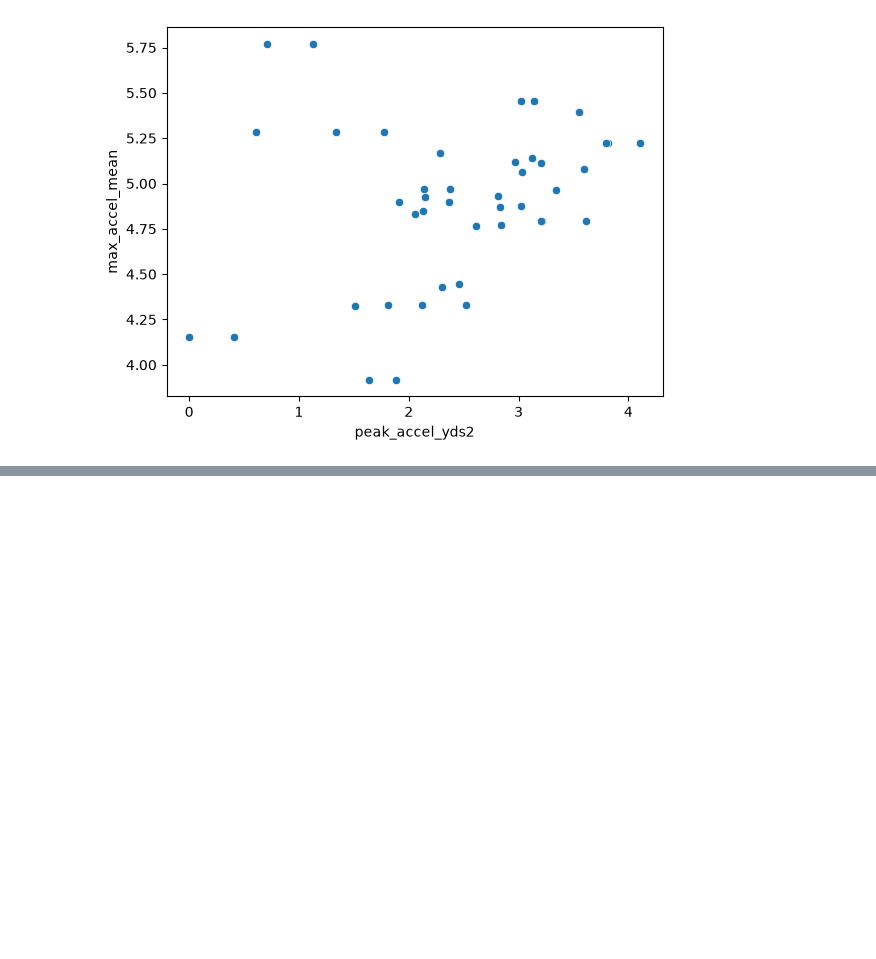
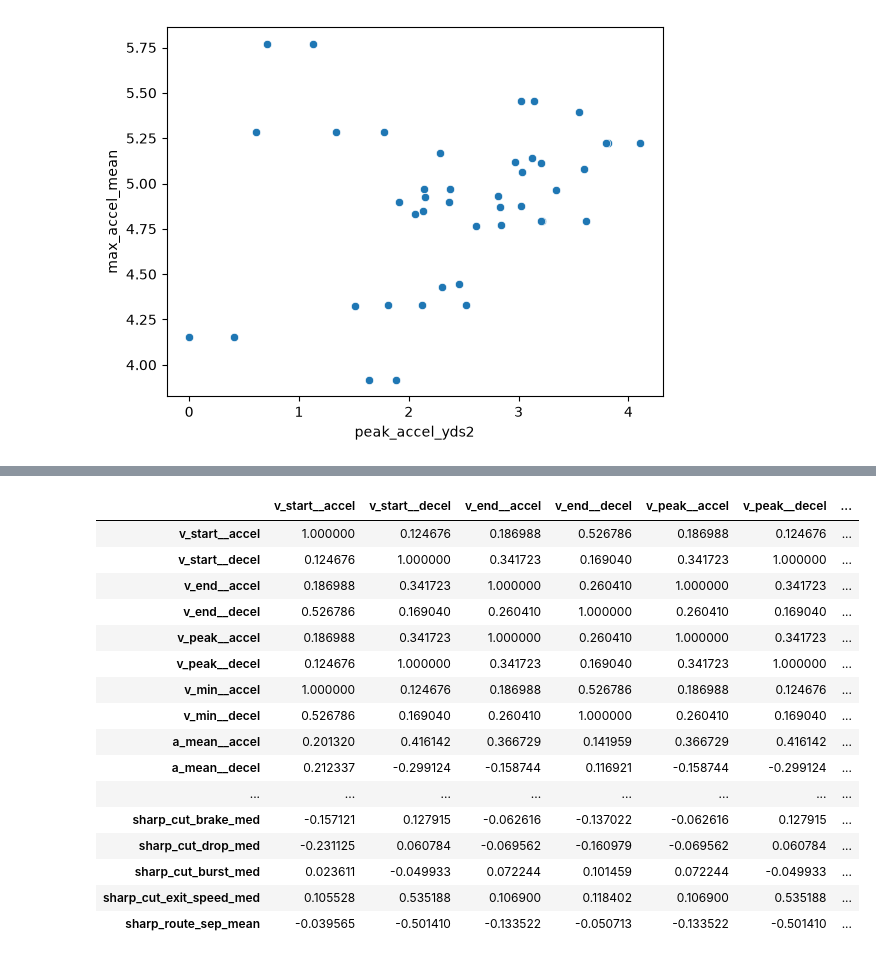
Before and after one commit to gatywilliam/numlds-400-final-project, a Jupyter notebook: src/local_eda_wgaty.ipynb, the cells around one changed output, grey strips where cells are left out. Saved outputs shown, nothing was run; the diff lists cells and outputs as text; code cells hidden in the pictures; blank space fills up the shorter version.

```diff
--- a/src/local_eda_wgaty.ipynb
+++ b/src/local_eda_wgaty.ipynb
@@ -1124,7 +1159,7 @@ def load_receiver_route_tracking(conn: sqlite3.Connection) -> pd.DataFrame:
             nfl_id,
             MIN(CASE WHEN event = 'ball_snap' THEN time END) AS snap_time,
             MIN(CASE WHEN event = 'pass_forward' THEN time END) AS pass_fwd_time
-        FROM game_tracking
+        FROM game_tracking_all
         WHERE event IN ('ball_snap', 'pass_forward')
         GROUP BY game_id, play_id, nfl_id
         HAVING snap_time IS NOT NULL
@@ -1152,7 +1187,7 @@ def load_receiver_route_tracking(conn: sqlite3.Connection) -> pd.DataFrame:
         pp.expected_yards_after_catch,
         pp.team_coverage_man_zone,
         p.nfl_position
-    FROM game_tracking AS gt
+    FROM game_tracking_all AS gt
     INNER JOIN play_windows AS pw
         ON gt.game_id = pw.game_id
        AND gt.play_id = pw.play_id
@@ -1179,7 +1214,7 @@ def summarize_routes_per_player(route_df: pd.DataFrame) -> pd.DataFrame:
         return pd.DataFrame()
 
     df = route_df.copy()
-    df["time_parsed"] = pd.to_datetime(df["time"], errors="coerce")
+    df["time_parsed"] = pd.to_datetime(df["time"], format='ISO8601')#,errors="coerce")
     play_rows = []
 
     for (game_id, play_id, nfl_id), g in df.groupby(["game_id", "play_id", "nfl_id"], sort=False):
@@ -1277,3 +1312,6 @@ def summarize_routes_per_player(route_df: pd.DataFrame) -> pd.DataFrame:
     )
 
     return overall_agg.merge(sharp_agg, on="nfl_id", how="left")
+# %%
+route_tracking = load_receiver_route_tracking(con)
+route_tracking.head()
@@ -1279,0 +1325,3 @@ def summarize_routes_per_player(route_df: pd.DataFrame) -> pd.DataFrame:
+# %%
+routes_per_player = summarize_routes_per_player(route_tracking)
+routes_per_player
@@ -1279,0 +1342,23 @@ def summarize_routes_per_player(route_df: pd.DataFrame) -> pd.DataFrame:
+# %%
+shuttle_corr_df = pivoted_shuttle_df.set_index('nfl_id').join(routes_per_player.set_index('nfl_id'))
+# %%
+with pd.option_context('display.max_columns', None):
+    display(shuttle_corr_df.corr())
+# %% [output]
+|  | v_start__accel | v_start__decel | v_end__accel | v_end__decel | v_peak__accel | v_peak__decel | ... |
+| v_start__accel | 1.000000 | 0.124676 | 0.186988 | 0.526786 | 0.186988 | 0.124676 | ... |
+| v_start__decel | 0.124676 | 1.000000 | 0.341723 | 0.169040 | 0.341723 | 1.000000 | ... |
+| v_end__accel | 0.186988 | 0.341723 | 1.000000 | 0.260410 | 1.000000 | 0.341723 | ... |
+| v_end__decel | 0.526786 | 0.169040 | 0.260410 | 1.000000 | 0.260410 | 0.169040 | ... |
+| v_peak__accel | 0.186988 | 0.341723 | 1.000000 | 0.260410 | 1.000000 | 0.341723 | ... |
+| v_peak__decel | 0.124676 | 1.000000 | 0.341723 | 0.169040 | 0.341723 | 1.000000 | ... |
+| v_min__accel | 1.000000 | 0.124676 | 0.186988 | 0.526786 | 0.186988 | 0.124676 | ... |
+| v_min__decel | 0.526786 | 0.169040 | 0.260410 | 1.000000 | 0.260410 | 0.169040 | ... |
+| a_mean__accel | 0.201320 | 0.416142 | 0.366729 | 0.141959 | 0.366729 | 0.416142 | ... |
+| a_mean__decel | 0.212337 | -0.299124 | -0.158744 | 0.116921 | -0.158744 | -0.299124 | ... |
+| ... | ... | ... | ... | ... | ... | ... | ... |
+| sharp_cut_brake_med | -0.157121 | 0.127915 | -0.062616 | -0.137022 | -0.062616 | 0.127915 | ... |
+| sharp_cut_drop_med | -0.231125 | 0.060784 | -0.069562 | -0.160979 | -0.069562 | 0.060784 | ... |
+| sharp_cut_burst_med | 0.023611 | -0.049933 | 0.072244 | 0.101459 | 0.072244 | -0.049933 | ... |
+| sharp_cut_exit_speed_med | 0.105528 | 0.535188 | 0.106900 | 0.118402 | 0.106900 | 0.535188 | ... |
+| sharp_route_sep_mean | -0.039565 | -0.501410 | -0.133522 | -0.050713 | -0.133522 | -0.501410 | ... |
```
Also changed, not shown: parts of 17 cells of this notebook.
